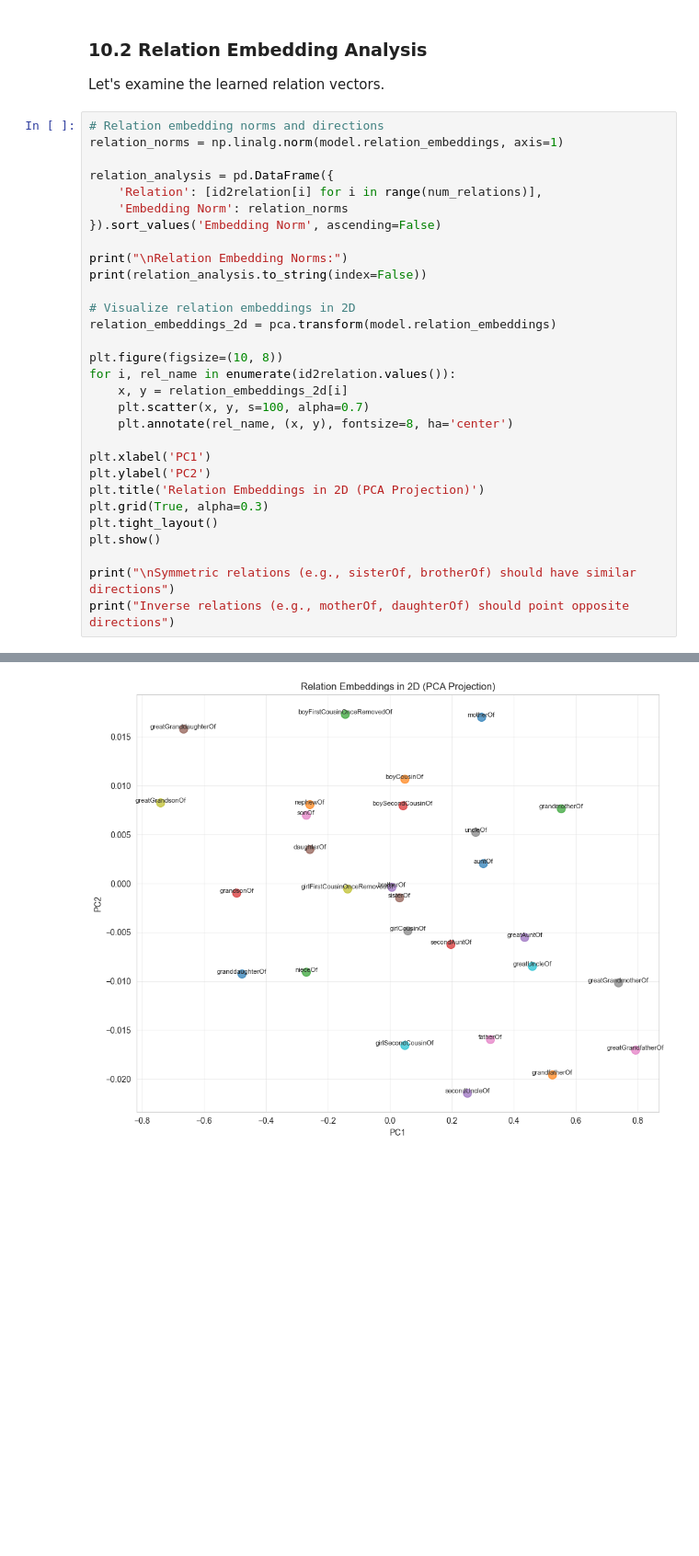
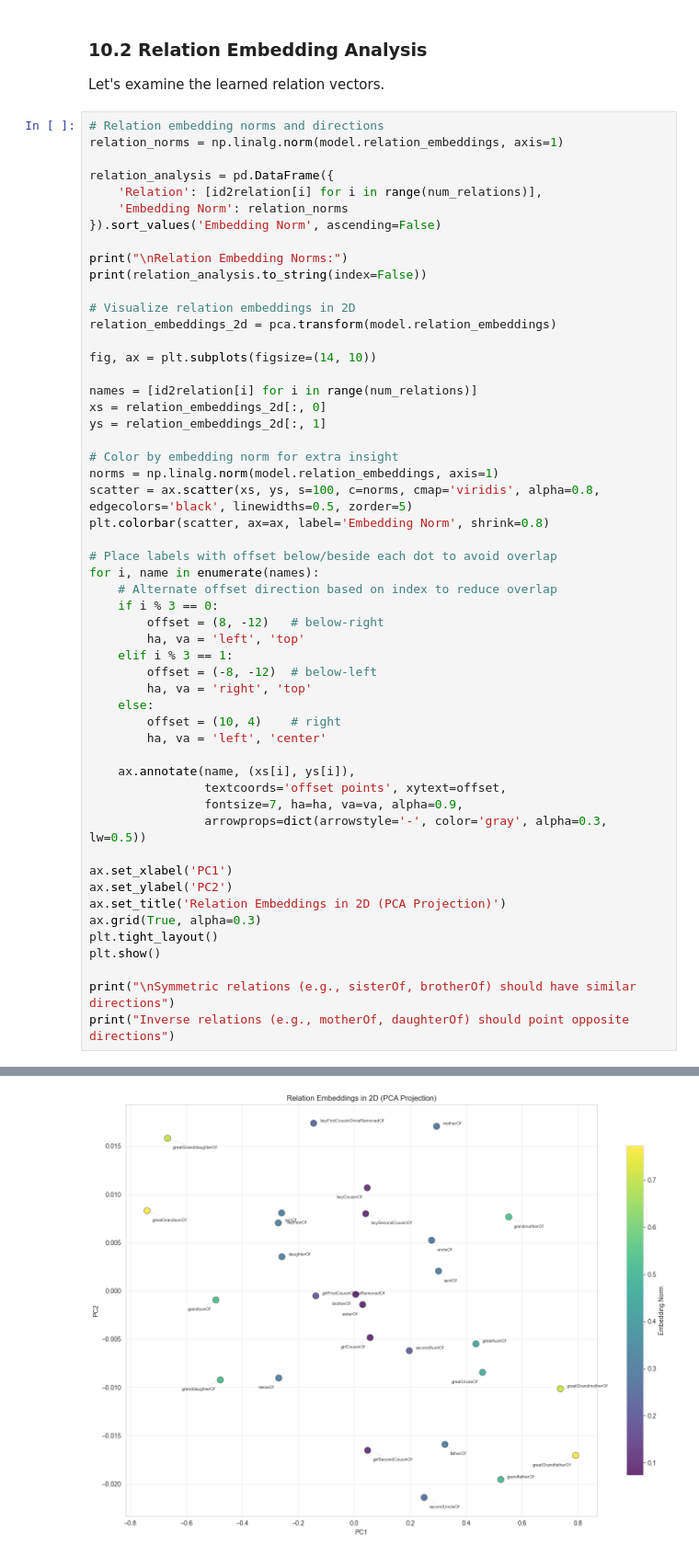
Before and after one commit to dnebhrajani/metafam-knowledge-graph, a Jupyter notebook: task4_link_prediction.ipynb, the cells around one changed output, grey strips where cells are left out. Shown at 92% size. Saved outputs shown, nothing was run; the diff lists cells and outputs as text; blank space fills up the shorter version.

```diff
--- a/task4_link_prediction.ipynb
+++ b/task4_link_prediction.ipynb
@@ -1581,43 +1873,66 @@ relation_analysis = pd.DataFrame({
 print("\nRelation Embedding Norms:")
 print(relation_analysis.to_string(index=False))
 
 # Visualize relation embeddings in 2D
 relation_embeddings_2d = pca.transform(model.relation_embeddings)
 
-plt.figure(figsize=(10, 8))
-for i, rel_name in enumerate(id2relation.values()):
-    x, y = relation_embeddings_2d[i]
-    plt.scatter(x, y, s=100, alpha=0.7)
-    plt.annotate(rel_name, (x, y), fontsize=8, ha='center')
+fig, ax = plt.subplots(figsize=(14, 10))
 
-plt.xlabel('PC1')
-plt.ylabel('PC2')
-plt.title('Relation Embeddings in 2D (PCA Projection)')
-plt.grid(True, alpha=0.3)
+names = [id2relation[i] for i in range(num_relations)]
+xs = relation_embeddings_2d[:, 0]
+ys = relation_embeddings_2d[:, 1]
+
+# Color by embedding norm for extra insight
+norms = np.linalg.norm(model.relation_embeddings, axis=1)
+scatter = ax.scatter(xs, ys, s=100, c=norms, cmap='viridis', alpha=0.8, edgecolors='black', linewidths=0.5, zorder=5)
+plt.colorbar(scatter, ax=ax, label='Embedding Norm', shrink=0.8)
+
+# Place labels with offset below/beside each dot to avoid overlap
+for i, name in enumerate(names):
+    # Alternate offset direction based on index to reduce overlap
+    if i % 3 == 0:
+        offset = (8, -12)   # below-right
+        ha, va = 'left', 'top'
+    elif i % 3 == 1:
+        offset = (-8, -12)  # below-left
+        ha, va = 'right', 'top'
+    else:
+        offset = (10, 4)    # right
+        ha, va = 'left', 'center'
+
+    ax.annotate(name, (xs[i], ys[i]),
+                textcoords='offset points', xytext=offset,
+                fontsize=7, ha=ha, va=va, alpha=0.9,
+                arrowprops=dict(arrowstyle='-', color='gray', alpha=0.3, lw=0.5))
+
+ax.set_xlabel('PC1')
+ax.set_ylabel('PC2')
+ax.set_title('Relation Embeddings in 2D (PCA Projection)')
+ax.grid(True, alpha=0.3)
 plt.tight_layout()
 plt.show()
 
 print("\nSymmetric relations (e.g., sisterOf, brotherOf) should have similar directions")
 print("Inverse relations (e.g., motherOf, daughterOf) should point opposite directions")
 # %% [output]
 Relation Embedding Norms:
                     Relation  Embedding Norm
              greatGrandsonOf        0.772894
           greatGrandfatherOf        0.767880
           greatGrandmotherOf        0.712735
         greatGranddaughterOf        0.702276
                grandmotherOf        0.533847
                   grandsonOf        0.530242
              granddaughterOf        0.518225
                grandfatherOf        0.502391
                 greatUncleOf        0.467016
                  greatAuntOf        0.448571
 ... (14 lines left out)
                 girlCousinOf        0.090352
            boySecondCousinOf        0.087883
                    brotherOf        0.082936
                     sisterOf        0.073897
-[figure, old version]
+[figure, new version]
 Symmetric relations (e.g., sisterOf, brotherOf) should have similar directions
 Inverse relations (e.g., motherOf, daughterOf) should point opposite directions
 # %% [markdown]
```
Also changed, not shown: parts of 38 cells of this notebook, 7 other files.
